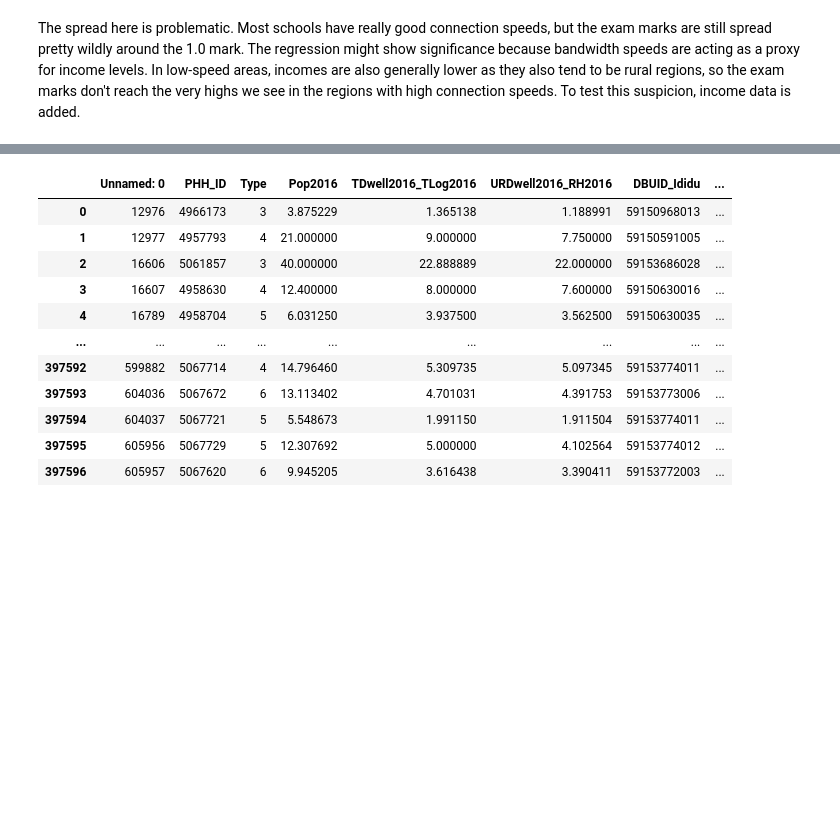
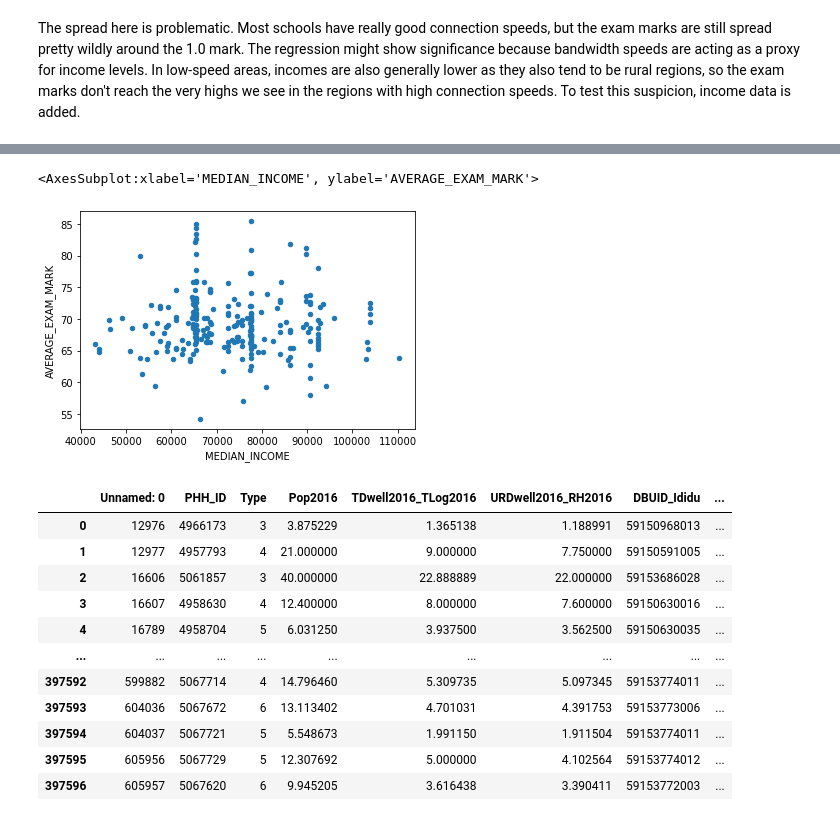
Before and after one commit to mukund0299/ECON_490_Paper, a Jupyter notebook: data/analysis.ipynb, the cells around one changed output, grey strips where cells are left out. Cells and saved outputs as stored; diff of their text form; code cells hidden in the pictures; blank space fills up the shorter version.

```diff
--- a/data/analysis.ipynb
+++ b/data/analysis.ipynb
@@ -217,0 +223,4 @@ The spread here is problematic. Most schools have really good connection speeds,
+# %%
+merged_with_income = merged.merge(school_income_mapping, left_on="SCHOOL_NUMBER", right_on="SCHOOL_NUMBER")
+merged_with_income = merged_with_income.astype(dtype={"MEDIAN_INCOME": "int64"})
+merged_with_income
@@ -218,3 +273,8 @@ The spread here is problematic. Most schools have really good connection speeds,
+# %%
+merged_with_income.plot.scatter(x="MEDIAN_INCOME", y="AVERAGE_EXAM_MARK")
+# %% [output]
+<AxesSubplot:xlabel='MEDIAN_INCOME', ylabel='AVERAGE_EXAM_MARK'>
+[figure, added]
 # %%
 # Testing weighted averages -- not complete yet
 
```
Also changed, not shown: parts of 5 cells of this notebook.
